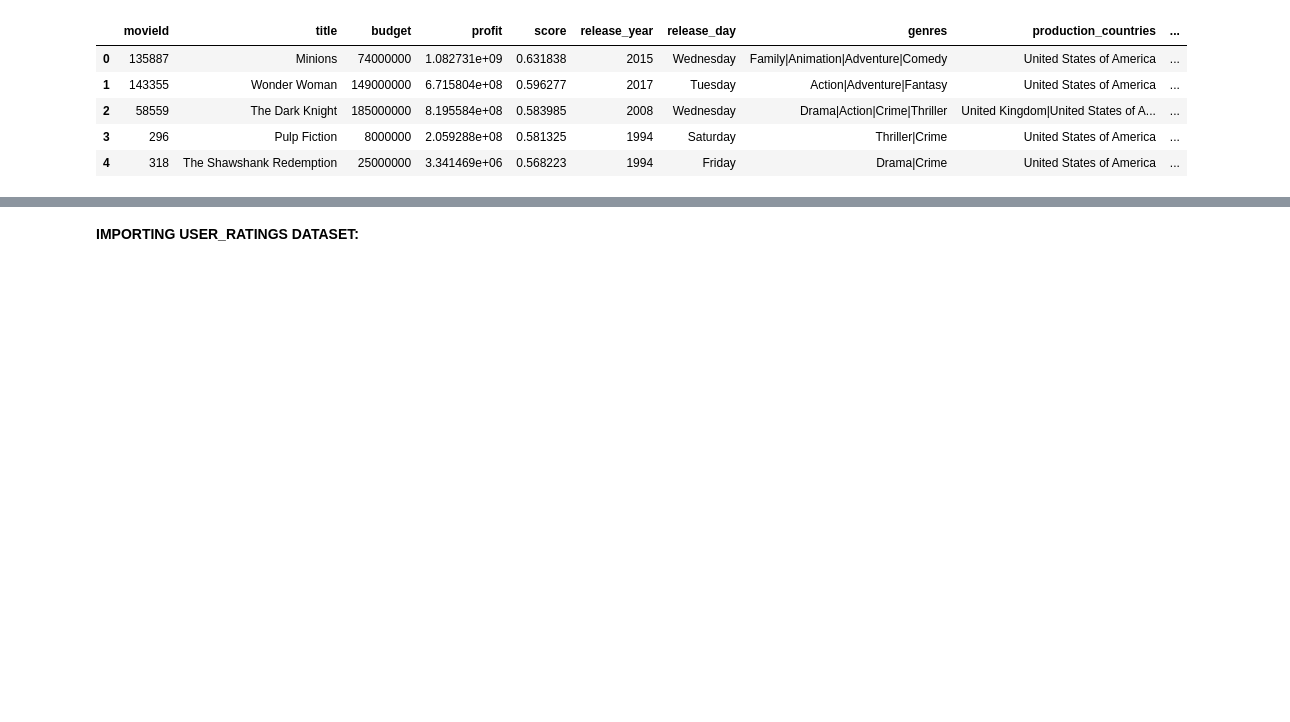
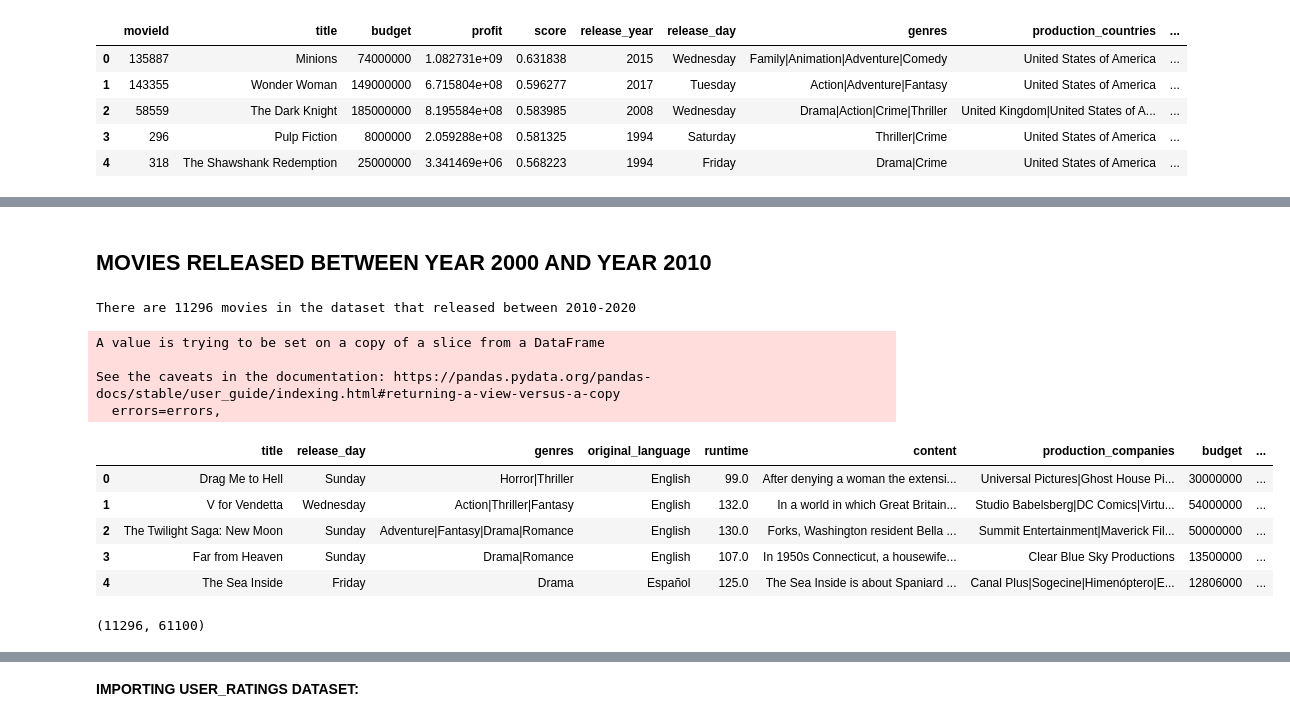
Before and after one commit to disha2sinha/Movie-Recommendation-System, a Jupyter notebook: Recommendation_System.ipynb, the cells around one changed output, grey strips where cells are left out. Cells and saved outputs as stored; diff of their text form; code cells hidden in the pictures; blank space fills up the shorter version.

```diff
--- a/Recommendation_System.ipynb
+++ b/Recommendation_System.ipynb
@@ -188,0 +272,26 @@ popular_movies.head()
+# %% [markdown]
+## **MOVIES RELEASED BETWEEN YEAR 2000 AND YEAR 2010**
+# %%
+movies2000_2010=movies_data[(movies_data['release_year']>='2000')&(movies_data['release_year']<'2010')]
+movies2000_2010.drop('release_year',inplace=True,axis=1)
+movies2000_2010=movies2000_2010.reset_index(drop=True)
+indices2000_2010=pd.Series(movies2000_2010.index, index=movies2000_2010['title']).drop_duplicates()
+print("There are {} movies in the dataset that released between 2010-2020".format(movies2000_2010.shape[0]))
+movies2000_2010.head()
+# %% [output]
+There are 11296 movies in the dataset that released between 2010-2020
+A value is trying to be set on a copy of a slice from a DataFrame
+
+See the caveats in the documentation: https://pandas.pydata.org/pandas-docs/stable/user_guide/indexing.html#returning-a-view-versus-a-copy
+  errors=errors,
+|  | title | release_day | genres | original_language | runtime | content | production_companies | budget | ... |
+| 0 | Drag Me to Hell | Sunday | Horror|Thriller | English | 99.0 | After denying a woman the extensi... | Universal Pictures|Ghost House Pi... | 30000000 | ... |
+| 1 | V for Vendetta | Wednesday | Action|Thriller|Fantasy | English | 132.0 | In a world in which Great Britain... | Studio Babelsberg|DC Comics|Virtu... | 54000000 | ... |
+| 2 | The Twilight Saga: New Moon | Sunday | Adventure|Fantasy|Drama|Romance | English | 130.0 | Forks, Washington resident Bella ... | Summit Entertainment|Maverick Fil... | 50000000 | ... |
+| 3 | Far from Heaven | Sunday | Drama|Romance | English | 107.0 | In 1950s Connecticut, a housewife... | Clear Blue Sky Productions | 13500000 | ... |
+| 4 | The Sea Inside | Friday | Drama | Español | 125.0 | The Sea Inside is about Spaniard ... | Canal Plus|Sogecine|Himenóptero|E... | 12806000 | ... |
+# %%
+tvf_matrix2000_2010=tf.fit_transform(movies2000_2010['important_words'])
+tvf_matrix2000_2010.shape
+# %% [output]
+(11296, 61100)
```
Also changed, not shown: parts of 65 cells of this notebook.
